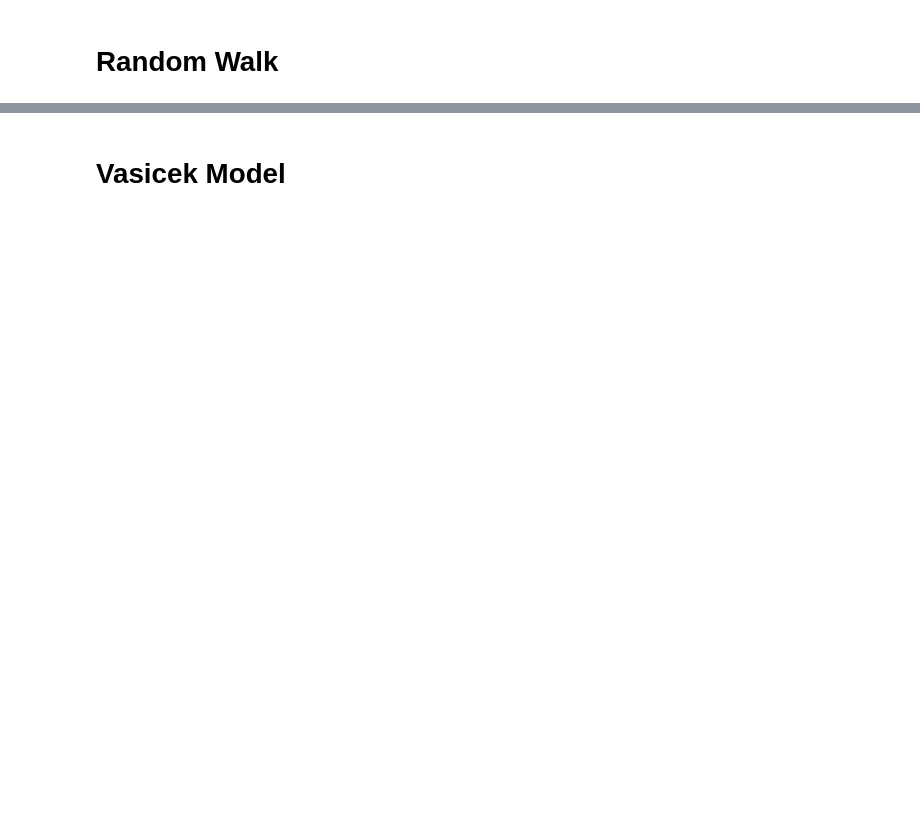
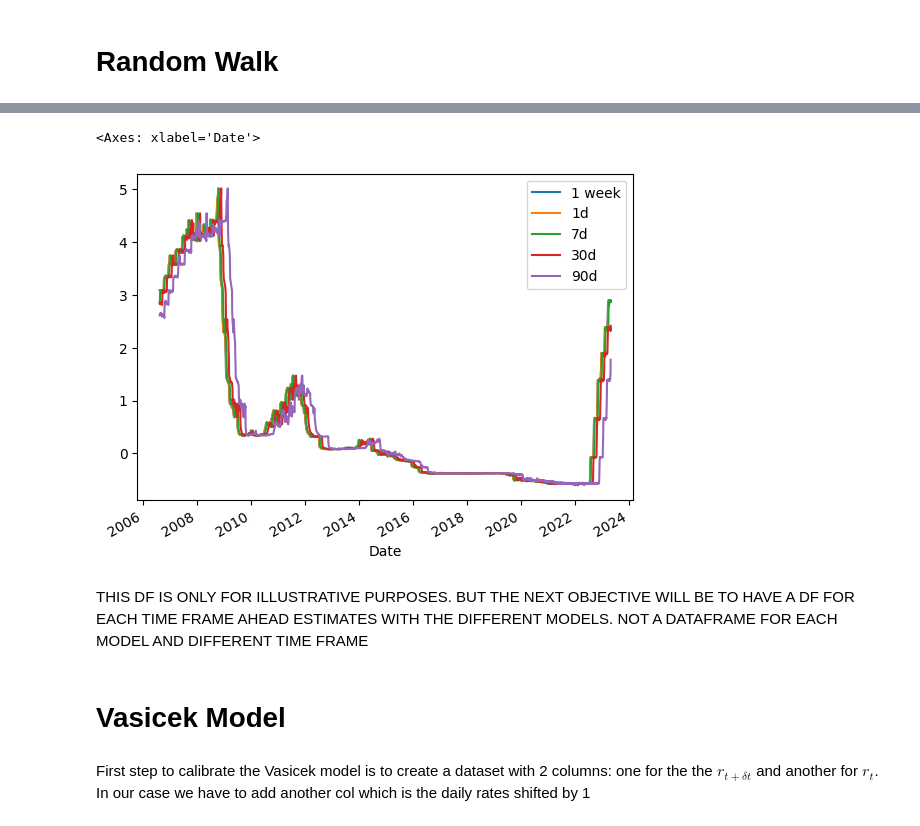
Before and after one commit to YuriAntonelli/Short-Rate-Forecasting, a Jupyter notebook: Codice/Tesi.ipynb, the cells around one changed output, grey strips where cells are left out. Cells and saved outputs as stored; diff of their text form; code cells hidden in the pictures; blank space fills up the shorter version.

Commit message:
First version of Vasicek code

```diff
--- a/Codice/Tesi.ipynb
+++ b/Codice/Tesi.ipynb
@@ -42,3 +43,7 @@ df.plot()
 # %% [output]
 <Axes: xlabel='Date'>
 [figure]
+# %%
+# Keep the time series of our interest
+euribor_ir = df.iloc[:,0]
+euribor_ir.head()
@@ -46,0 +62,22 @@ df.plot()
+# %%
+# create data frames where I'll put my predictions
+rw_1d = pd.Series(index=euribor_ir.index, dtype=float)
+rw_7d = pd.Series(index=euribor_ir.index, dtype=float)
+rw_30d = pd.Series(index=euribor_ir.index, dtype=float)
+rw_90d = pd.Series(index=euribor_ir.index, dtype=float)
+
+# Store the results in a single df
+rw_pred = pd.DataFrame()
+rw_pred['1d']=rw_1d
+rw_pred['7d']=rw_7d
+rw_pred['30d']=rw_30d
+rw_pred['90d']=rw_90d
+
+# Fill the Series
+i = 0
+for step_ahead in (1, 7, 30, 90):
+    rw_pred.iloc[:, i] = euribor_ir.shift(step_ahead)
+    i += 1
+
+# show results
+rw_pred.head()
@@ -46,0 +92,3 @@ df.plot()
+# %%
+df1 = pd.merge(euribor_ir, rw_pred, on='Date', how='left')
+df1.head()
@@ -46,0 +103,4 @@ df.plot()
+# %%
+# let's remove all the rows with NAs, which will be the 3 months used for calibrating the next models
+df1 = df1.dropna()
+df1.head()
@@ -47,2 +115,12 @@ df.plot()
+# %%
+df1.iloc[:, 0:].plot()
+# %% [output]
+<Axes: xlabel='Date'>
+[figure, added]
+# %% [markdown]
+THIS DF IS ONLY FOR ILLUSTRATIVE PURPOSES. BUT THE NEXT OBJECTIVE WILL BE TO HAVE A DF FOR EACH TIME FRAME AHEAD ESTIMATES WITH THE DIFFERENT MODELS. NOT A DATAFRAME FOR EACH MODEL AND DIFFERENT TIME FRAME
 # %% [markdown]
 # Vasicek Model
+# %% [markdown]
+First step to calibrate the Vasicek model is to create a dataset with 2 columns: one for the the $r_{t+\delta t}$ and another for $r_{t}$.
+In our case we have to add another col which is the daily rates shifted by 1
```
Also changed, not shown: parts of 14 cells of this notebook.
